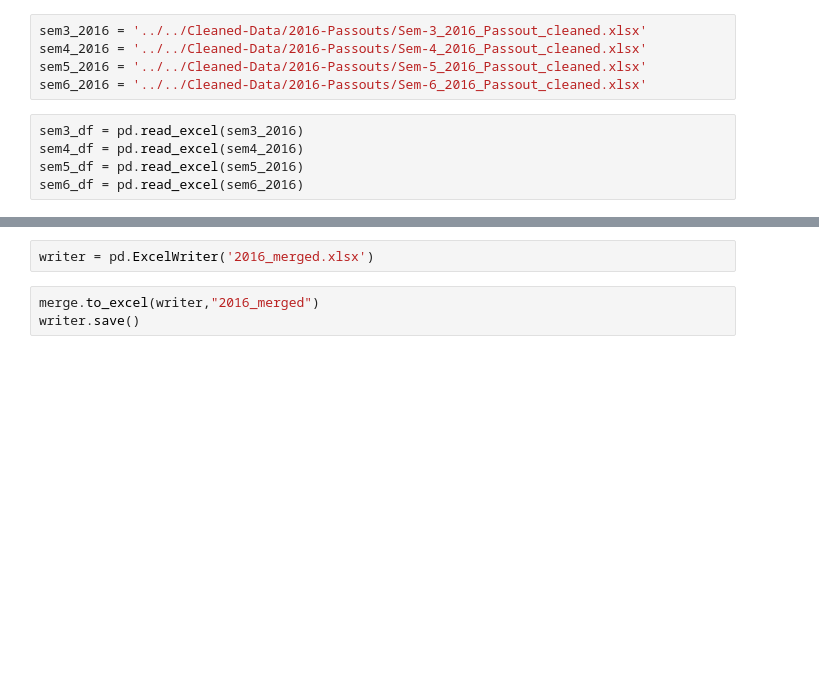
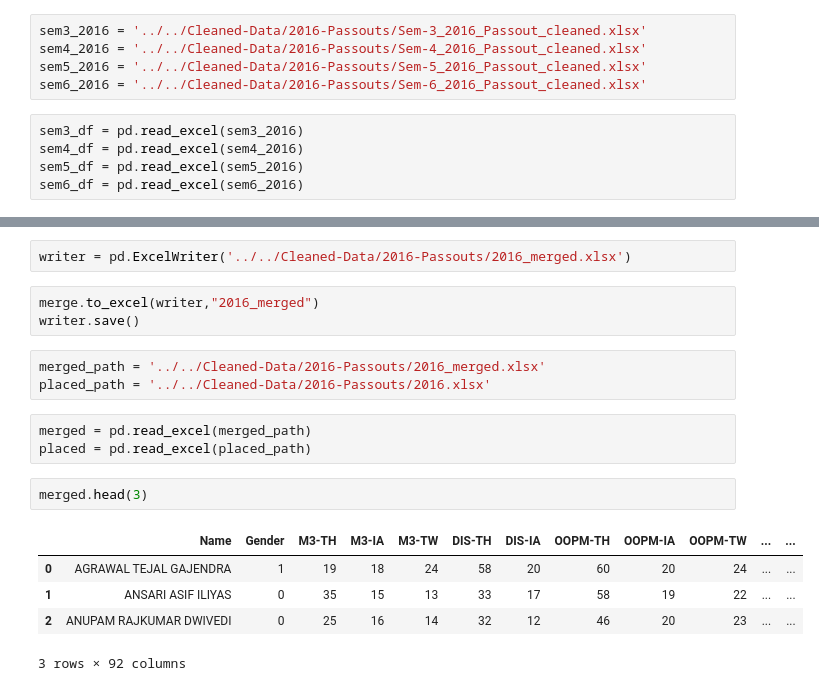
Before and after one commit to Purteeeek/Student-Placement-Guidance, a Jupyter notebook: Cleaning Notebooks/2016-Passout/Sem3-Sem6_2016.ipynb, the cells around one changed output, grey strips where cells are left out. Drawn from its saved outputs; the diff is of its cells as text; blank space fills up the shorter version.

```diff
--- a/Cleaning Notebooks/2016-Passout/Sem3-Sem6_2016.ipynb
+++ b/Cleaning Notebooks/2016-Passout/Sem3-Sem6_2016.ipynb
@@ -153,5 +153,19 @@ merge.head()
 # %%
-writer = pd.ExcelWriter('2016_merged.xlsx')
+writer = pd.ExcelWriter('../../Cleaned-Data/2016-Passouts/2016_merged.xlsx')
 # %%
 merge.to_excel(writer,"2016_merged")
 writer.save()
+# %%
+merged_path = '../../Cleaned-Data/2016-Passouts/2016_merged.xlsx'
+placed_path = '../../Cleaned-Data/2016-Passouts/2016.xlsx'
+# %%
+merged = pd.read_excel(merged_path)
+placed = pd.read_excel(placed_path)
+# %%
+merged.head(3)
+# %% [output]
+|  | Name | Gender | M3-TH | M3-IA | M3-TW | DIS-TH | DIS-IA | OOPM-TH | OOPM-IA | OOPM-TW | ... | ... |
+| 0 | AGRAWAL TEJAL GAJENDRA | 1 | 19 | 18 | 24 | 58 | 20 | 60 | 20 | 24 | ... | ... |
+| 1 | ANSARI ASIF ILIYAS | 0 | 35 | 15 | 13 | 33 | 17 | 58 | 19 | 22 | ... | ... |
+| 2 | ANUPAM RAJKUMAR DWIVEDI | 0 | 25 | 16 | 14 | 32 | 12 | 46 | 20 | 23 | ... | ... |
+3 rows × 92 columns
```
Also changed, not shown: parts of 13 cells of this notebook, 12 other files.
